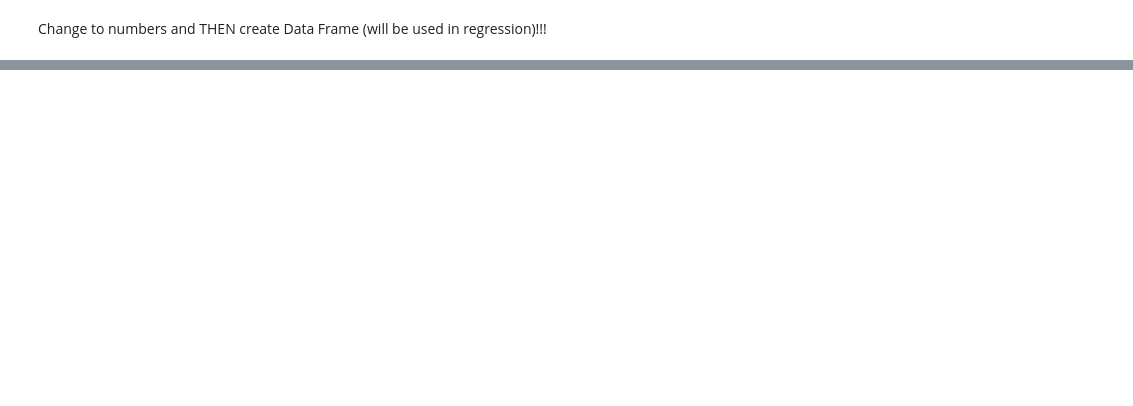
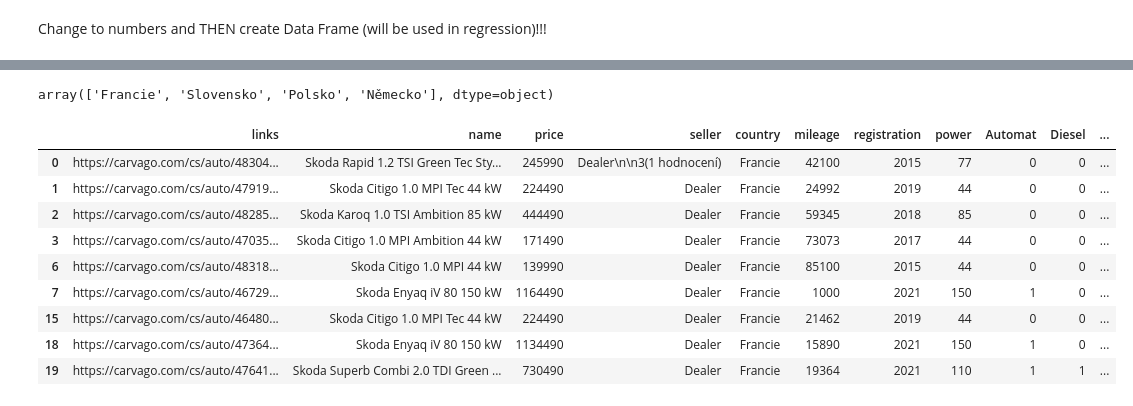
Before and after one commit to Dvorpet/final_project, a Jupyter notebook: first_code.ipynb, the cells around one changed output, grey strips where cells are left out. Drawn from its saved outputs; the diff is of its cells as text; code cells hidden in the pictures; blank space fills up the shorter version.

```diff
--- a/first_code.ipynb
+++ b/first_code.ipynb
@@ -884,0 +778,19 @@ df
+# %%
+df['country'].unique()
+# %% [output]
+array(['Francie', 'Slovensko', 'Polsko', 'Německo'], dtype=object)
+# %%
+
+skodas_fr = df.loc[df['country'] == 'Francie']
+skodas_fr
+# %% [output]
+|  | links | name | price | seller | country | mileage | registration | power | Automat | Diesel | ... |
+| 0 | https://carvago.com/cs/auto/48304... | Skoda Rapid 1.2 TSI Green Tec Sty... | 245990 | Dealer\n\n3(1 hodnocení) | Francie | 42100 | 2015 | 77 | 0 | 0 | ... |
+| 1 | https://carvago.com/cs/auto/47919... | Skoda Citigo 1.0 MPI Tec 44 kW | 224490 | Dealer | Francie | 24992 | 2019 | 44 | 0 | 0 | ... |
+| 2 | https://carvago.com/cs/auto/48285... | Skoda Karoq 1.0 TSI Ambition 85 kW | 444490 | Dealer | Francie | 59345 | 2018 | 85 | 0 | 0 | ... |
+| 3 | https://carvago.com/cs/auto/47035... | Skoda Citigo 1.0 MPI Ambition 44 kW | 171490 | Dealer | Francie | 73073 | 2017 | 44 | 0 | 0 | ... |
+| 6 | https://carvago.com/cs/auto/48318... | Skoda Citigo 1.0 MPI 44 kW | 139990 | Dealer | Francie | 85100 | 2015 | 44 | 0 | 0 | ... |
+| 7 | https://carvago.com/cs/auto/46729... | Skoda Enyaq iV 80 150 kW | 1164490 | Dealer | Francie | 1000 | 2021 | 150 | 1 | 0 | ... |
+| 15 | https://carvago.com/cs/auto/46480... | Skoda Citigo 1.0 MPI Tec 44 kW | 224490 | Dealer | Francie | 21462 | 2019 | 44 | 0 | 0 | ... |
+| 18 | https://carvago.com/cs/auto/47364... | Skoda Enyaq iV 80 150 kW | 1134490 | Dealer | Francie | 15890 | 2021 | 150 | 1 | 0 | ... |
+| 19 | https://carvago.com/cs/auto/47641... | Skoda Superb Combi 2.0 TDI Green ... | 730490 | Dealer | Francie | 19364 | 2021 | 110 | 1 | 1 | ... |
```
Also changed, not shown: parts of 80 cells of this notebook, 1 other file.
